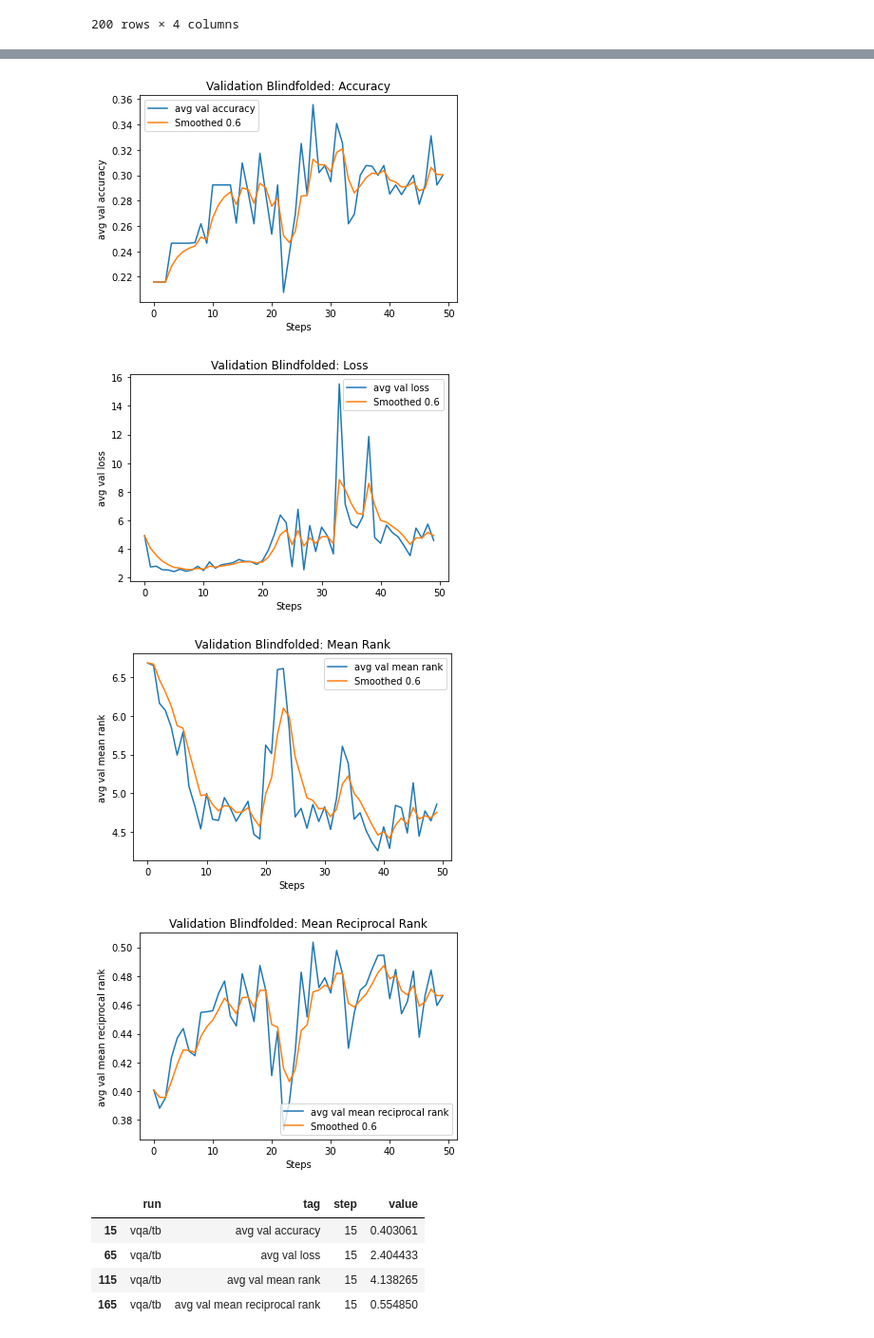
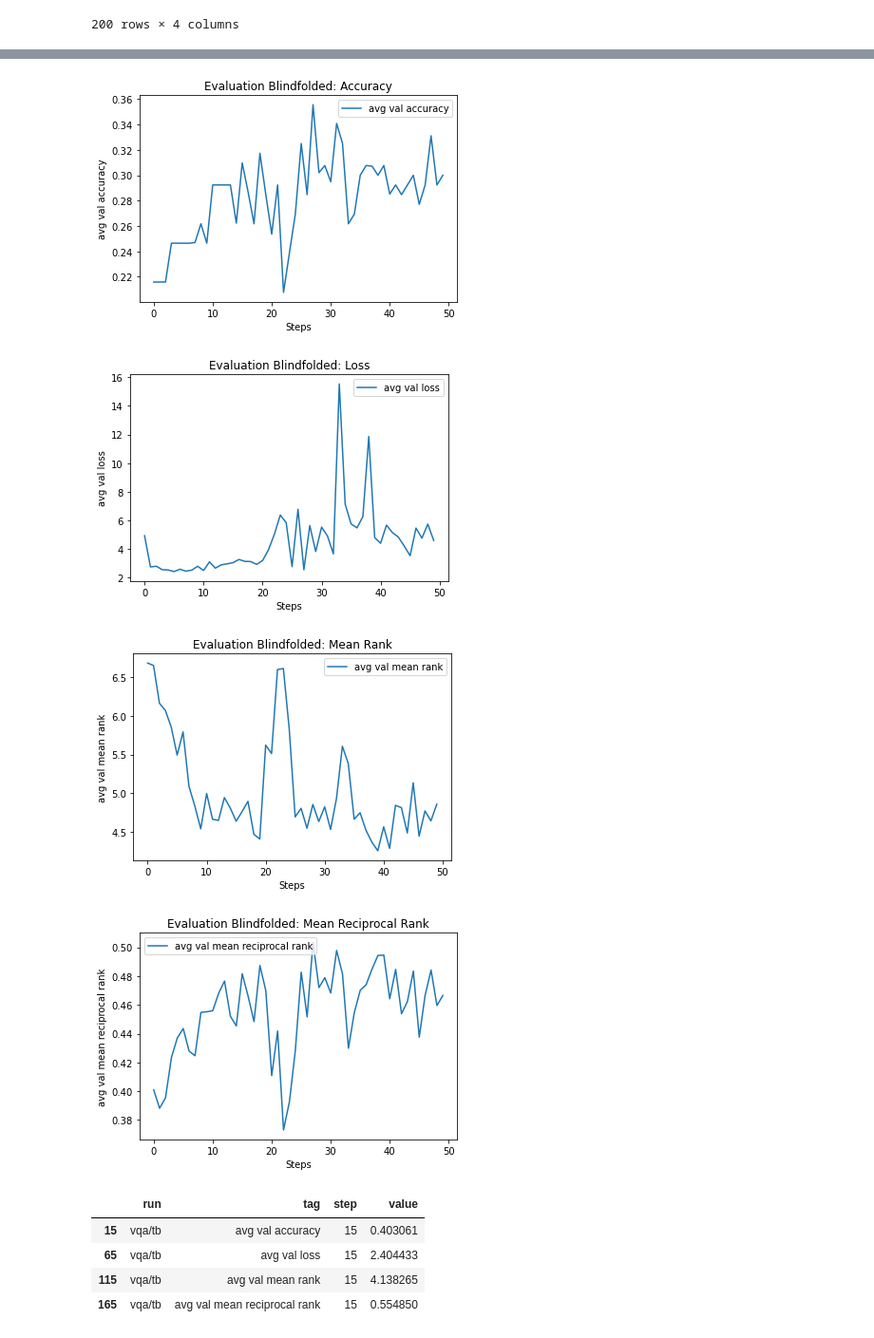
Before and after one commit to YasMME/thesisproj, a Jupyter notebook: TensorboardResultsAnalysis.ipynb, the cells around one changed output, grey strips where cells are left out. Shown at 95% size. Saved outputs shown, nothing was run; the diff lists cells and outputs as text; code cells hidden in the pictures.

```diff
--- a/TensorboardResultsAnalysis.ipynb
+++ b/TensorboardResultsAnalysis.ipynb
@@ -38,9 +38,10 @@ def generate_metric_plot(dataframe, metric_name, title, figure_path, smoothing):
     metric_frame = metric_frame.reset_index()
     steps = metric_frame['step']
     values = metric_frame['value']
-    smoothed = smooth(values, smoothing)
     plt.plot(steps, values, label=metric_name)
-    plt.plot(steps, smoothed, label='Smoothed ' + str(smoothing))
+    if smoothing != 0:
+        smoothed = smooth(values, smoothing)
+        plt.plot(steps, smoothed, label='Smoothed ' + str(smoothing))
     plt.legend()
     plt.title(title)
     plt.xlabel('Steps')
@@ -100,15 +101,15 @@ blindfolded_df = blindfolded_experiment.get_scalars()
 # %%
 figure_path = '/home/yasmeen/Desktop/thesisproj/thesis/figure/results/baseline_and_blindfolding/blindfolded'
 
-generate_metric_plot(blindfolded_df, 'avg val accuracy', 'Validation Blindfolded: Accuracy', figure_path, 0.6)
-generate_metric_plot(blindfolded_df, 'avg val loss', 'Validation Blindfolded: Loss', figure_path,  0.6)
-generate_metric_plot(blindfolded_df, 'avg val mean rank', 'Validation Blindfolded: Mean Rank', figure_path, 0.6)
-generate_metric_plot(blindfolded_df, 'avg val mean reciprocal rank', 'Validation Blindfolded: Mean Reciprocal Rank', figure_path, 0.6)
+generate_metric_plot(blindfolded_df, 'avg val accuracy', 'Evaluation Blindfolded: Accuracy', figure_path, 0)
+generate_metric_plot(blindfolded_df, 'avg val loss', 'Evaluation Blindfolded: Loss', figure_path,  0)
+generate_metric_plot(blindfolded_df, 'avg val mean rank', 'Evaluation Blindfolded: Mean Rank', figure_path, 0)
+generate_metric_plot(blindfolded_df, 'avg val mean reciprocal rank', 'Evaluation Blindfolded: Mean Reciprocal Rank', figure_path, 0)
 # %% [output]
-[figure, old version]
+[figure, new version]
-[figure, old version]
+[figure, new version]
-[figure, old version]
+[figure, new version]
-[figure, old version]
+[figure, new version]
 # %%
 # gets information for first maximum value
 def get_maximum_row(dataframe, metric_name):
```
Also changed, not shown: parts of 2 cells of this notebook, 20 other files.
